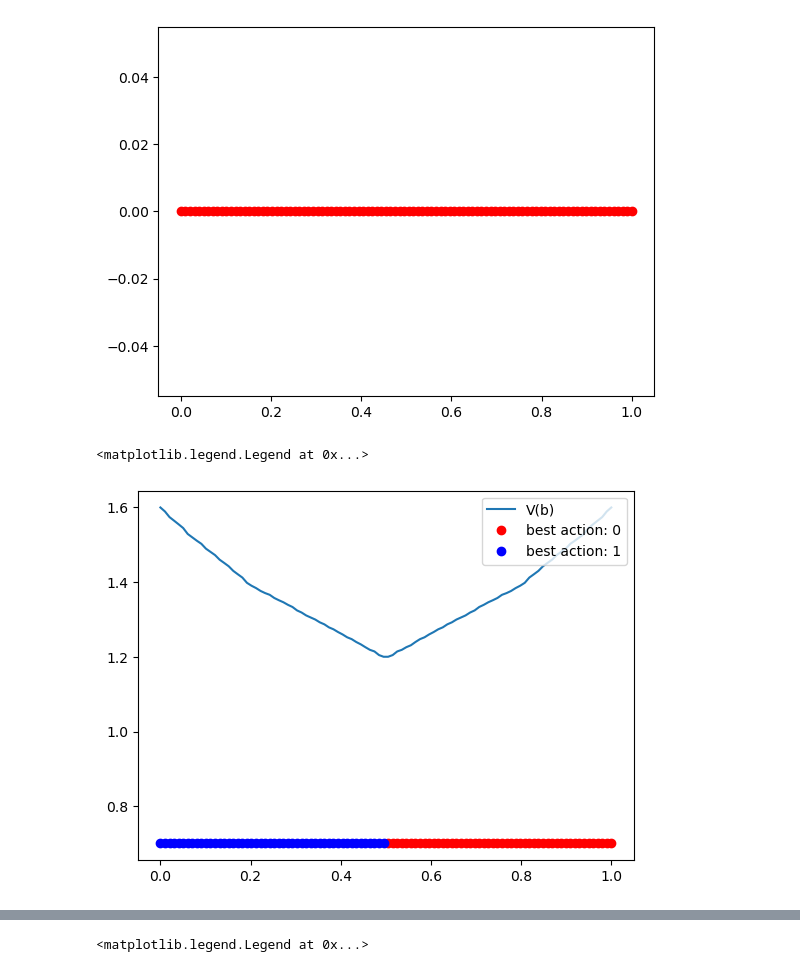
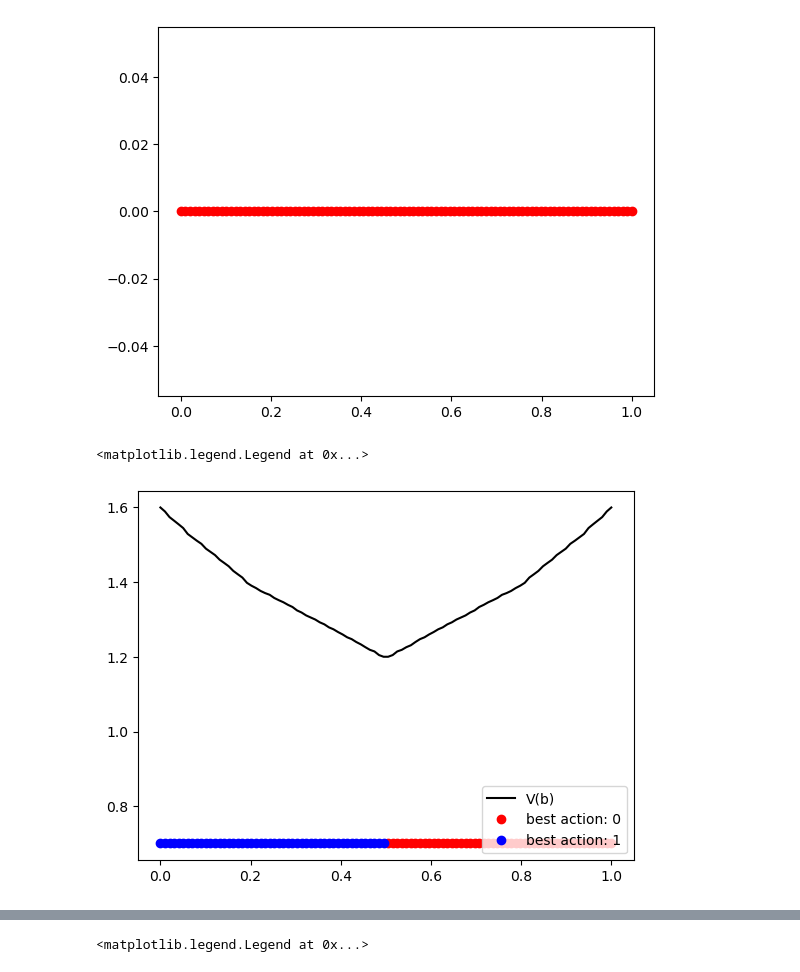
Before and after one commit to malikbf5/FSC-optimization, a Jupyter notebook: Bernoulli Bandits/Bernoulli Bandits.ipynb, the cells around one changed output, grey strips where cells are left out. Saved outputs shown, nothing was run; the diff lists cells and outputs as text; code cells hidden in the pictures.

```diff
--- a/Bernoulli Bandits/Bernoulli Bandits.ipynb
+++ b/Bernoulli Bandits/Bernoulli Bandits.ipynb
@@ -573,17 +590,17 @@ v,ba = value_iteration_bp(b,10**-10,
                         gamma)
 # %%
 # plot value function V(b)
-plt.plot([bp[0] for bp in b], [v[bp] for bp in b], label = "V(b)")
+plt.plot([bp[0] for bp in b], [v[bp] for bp in b], 'k', label = "V(b)")
 # plot belief points with best action = 0
 plt.plot(
     [point[0] for point in b if ba[point] == 0],
     [min(v.values()) - 0.5 for point in b if ba[point] == 0], 'ro', label = f"best action: {0}")
 # plot belief points with best action = 1
 plt.plot(
     [point[0] for point in b if ba[point] == 1],
     [min(v.values()) - 0.5 for point in b if ba[point] == 1], 'bo', label = f"best action: {1}")
 # legend
-plt.legend(loc = "upper right")
+plt.legend(loc = "lower right")
 # %% [output]
 <matplotlib.legend.Legend at 0x...>
-[figure, old version]
+[figure, new version]
```
Also changed, not shown: parts of 46 cells of this notebook.
